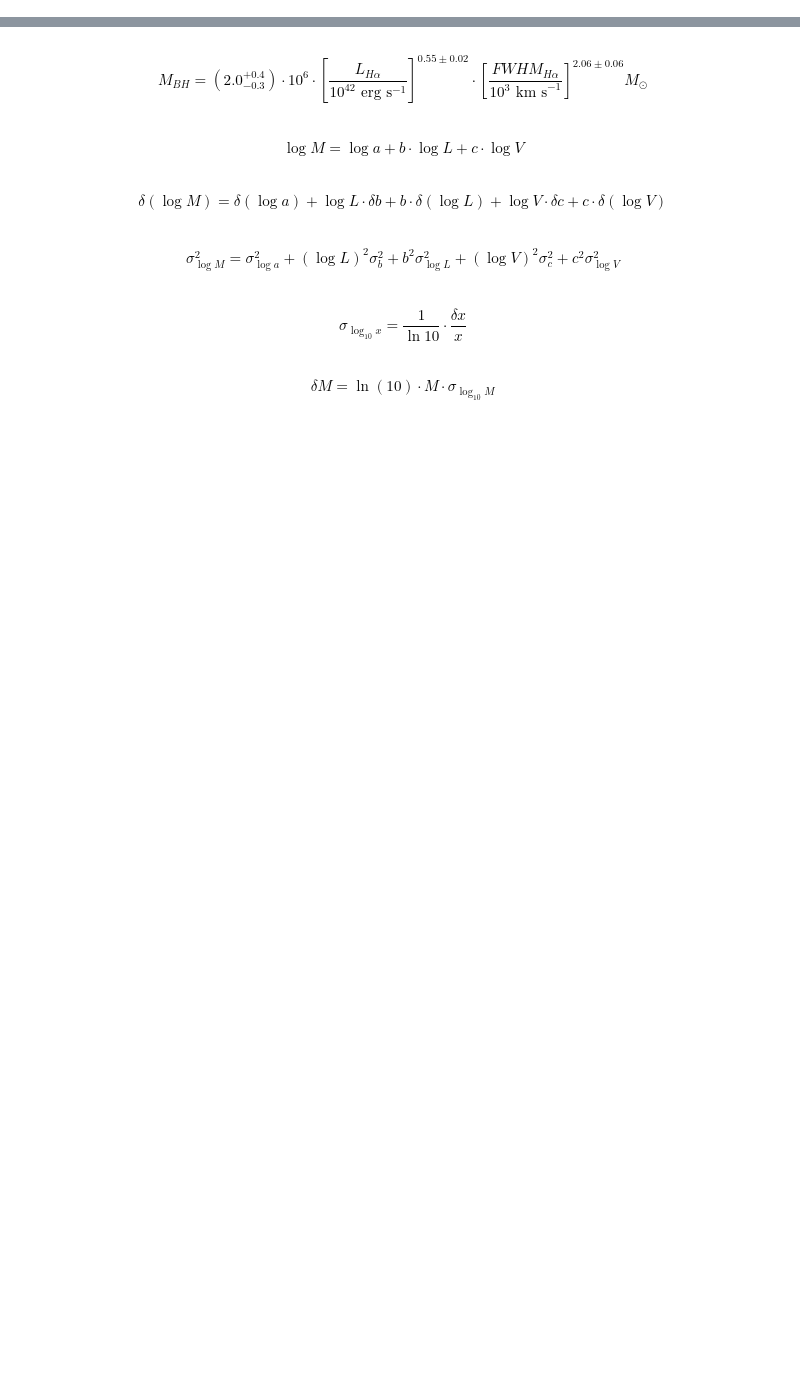
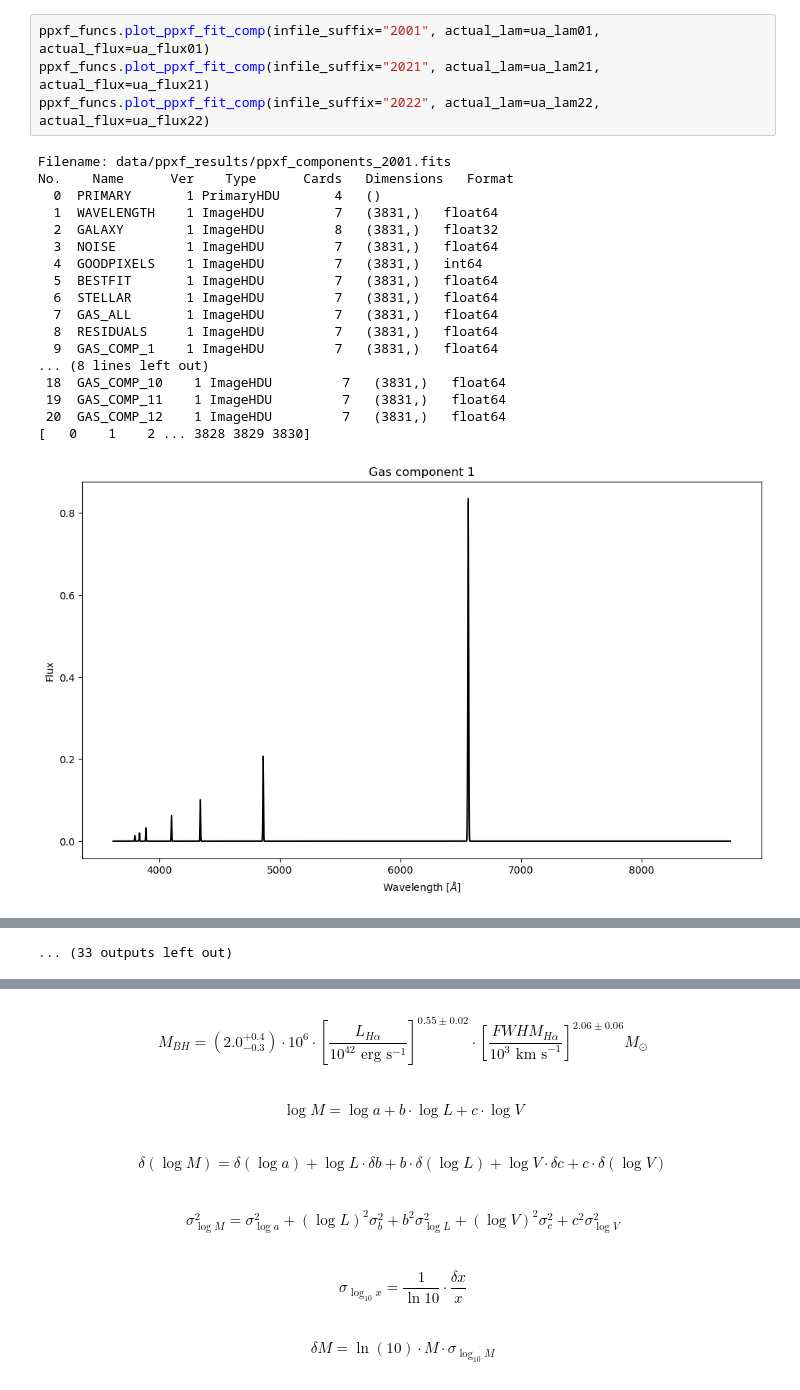
Before and after one commit to things-0/denison_2026, a Jupyter notebook: oli/test_workspace.ipynb, the cells around one changed output, grey strips where cells are left out. Drawn from its saved outputs; the diff is of its cells as text; blank space fills up the shorter version.

Commit message:
messing around with scott's ppxf code

```diff
--- a/oli/test_workspace.ipynb
+++ b/oli/test_workspace.ipynb
@@ -19,0 +90,23 @@ plt.show()
+# %%
+ppxf_funcs.plot_ppxf_fit_comp(infile_suffix="2001", actual_lam=ua_lam01, actual_flux=ua_flux01)
+ppxf_funcs.plot_ppxf_fit_comp(infile_suffix="2021", actual_lam=ua_lam21, actual_flux=ua_flux21)
+ppxf_funcs.plot_ppxf_fit_comp(infile_suffix="2022", actual_lam=ua_lam22, actual_flux=ua_flux22)
+# %% [output]
+Filename: data/ppxf_results/ppxf_components_2001.fits
+No.    Name      Ver    Type      Cards   Dimensions   Format
+  0  PRIMARY       1 PrimaryHDU       4   ()
+  1  WAVELENGTH    1 ImageHDU         7   (3831,)   float64
+  2  GALAXY        1 ImageHDU         8   (3831,)   float32
+  3  NOISE         1 ImageHDU         7   (3831,)   float64
+  4  GOODPIXELS    1 ImageHDU         7   (3831,)   int64
+  5  BESTFIT       1 ImageHDU         7   (3831,)   float64
+  6  STELLAR       1 ImageHDU         7   (3831,)   float64
+  7  GAS_ALL       1 ImageHDU         7   (3831,)   float64
+  8  RESIDUALS     1 ImageHDU         7   (3831,)   float64
+  9  GAS_COMP_1    1 ImageHDU         7   (3831,)   float64
+... (8 lines left out)
+ 18  GAS_COMP_10    1 ImageHDU         7   (3831,)   float64
+ 19  GAS_COMP_11    1 ImageHDU         7   (3831,)   float64
+ 20  GAS_COMP_12    1 ImageHDU         7   (3831,)   float64
+[   0    1    2 ... 3828 3829 3830]
+[figure, added]
@@ -19,0 +123 @@ plt.show()
+... (33 outputs left out)
```
Also changed, not shown: parts of 8 cells of this notebook, 5 other files.
